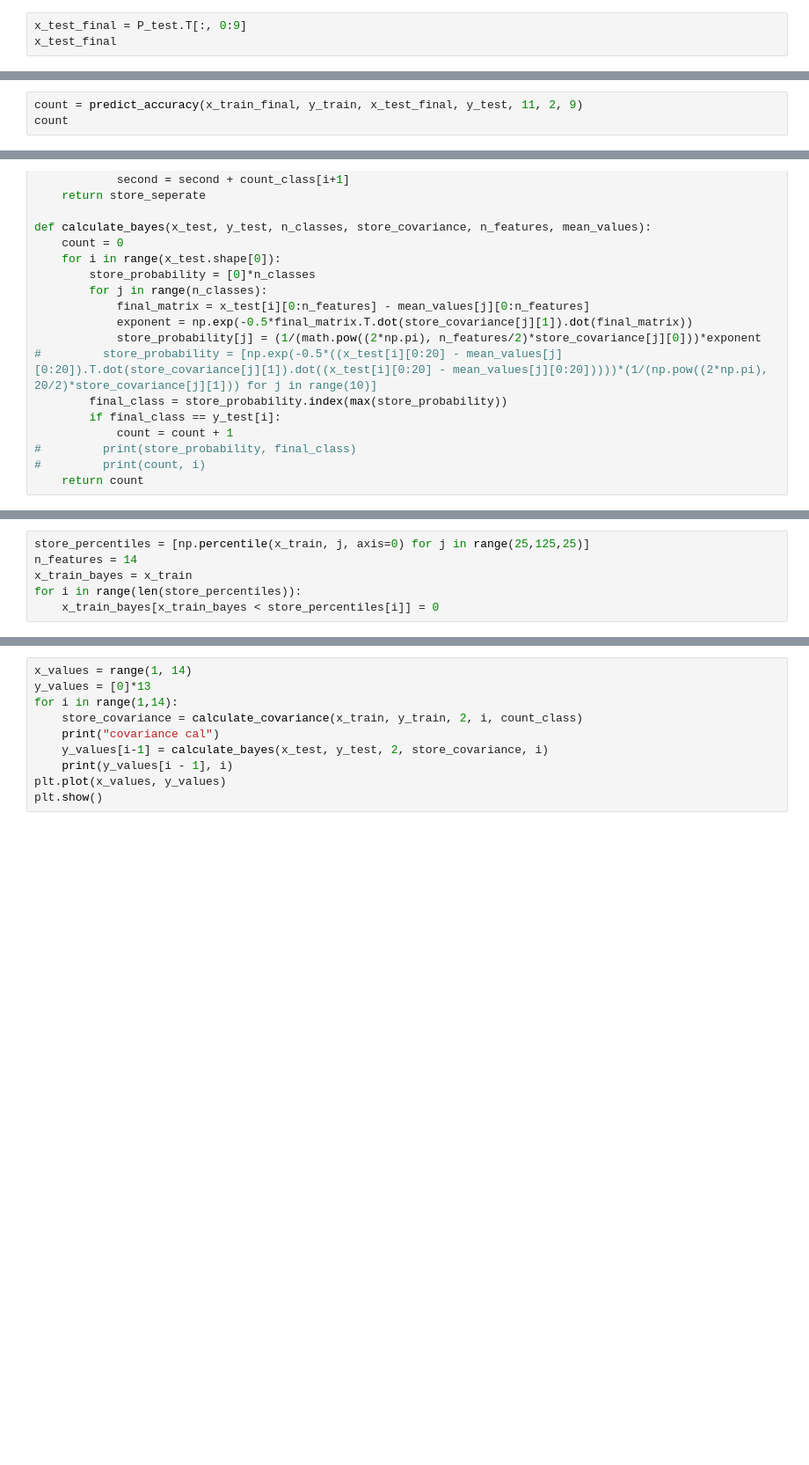
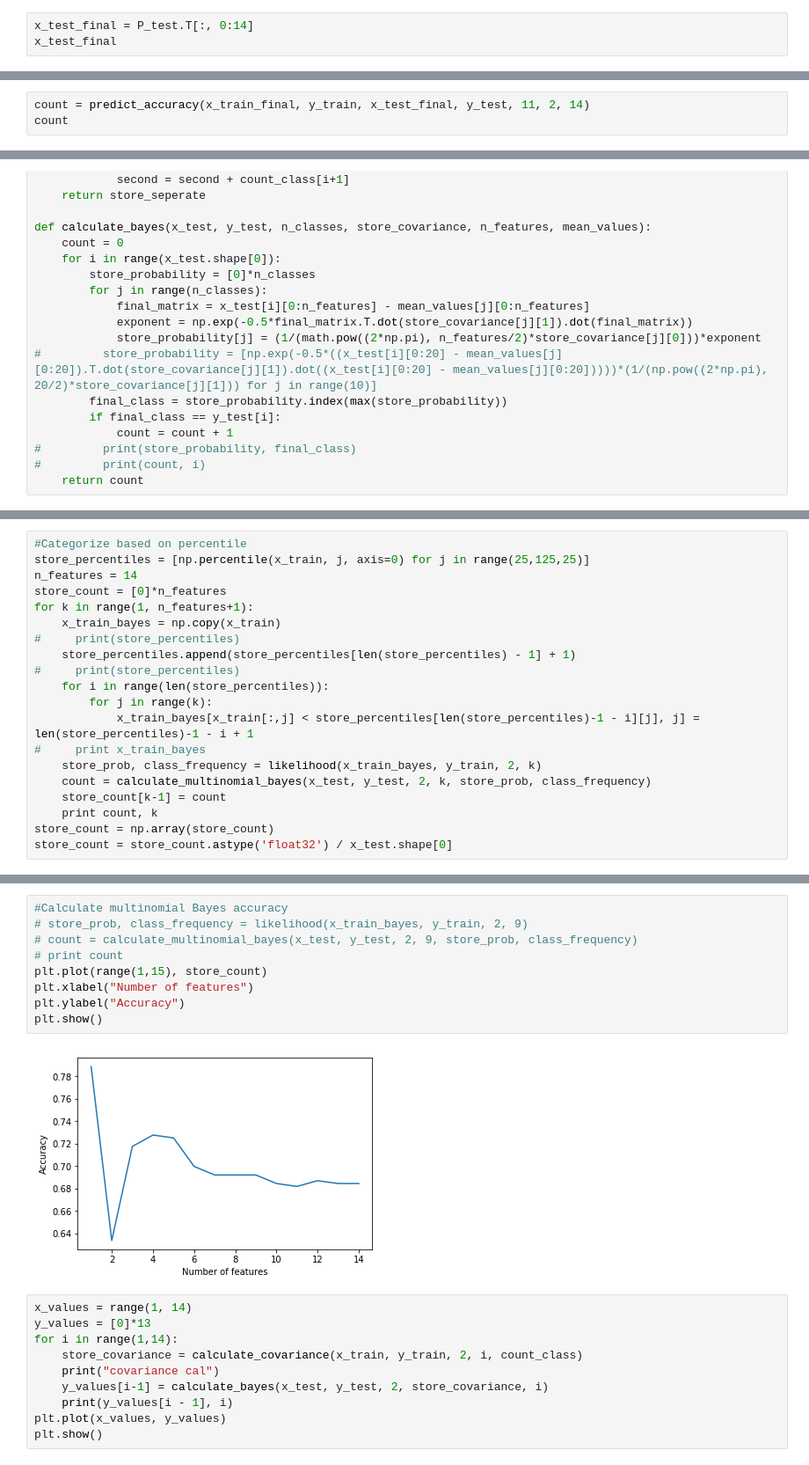
Before and after one commit to archit522/Understanding-ML-Algorithms, a Jupyter notebook: Railway from scratch.ipynb, the cells around one changed output, grey strips where cells are left out. Shown: that part at 88% size. Cells and saved outputs as stored; diff of their text form; blank space fills up the shorter version.

Commit message:
Multinomial Bayes on Train Selection (78.88 % accuracy)

```diff
--- a/Railway from scratch.ipynb
+++ b/Railway from scratch.ipynb
@@ -272,4 +272,4 @@ print(P_test.T)
 # %%
-x_test_final = P_test.T[:, 0:9]
+x_test_final = P_test.T[:, 0:14]
 x_test_final
 # %% [output]
@@ -486,7 +490,7 @@ def predict_accuracy(x_train, y_train, x_test, y_test, k, n_classes, n_features)
     return(count)
 #     print(count)
 # %%
-count = predict_accuracy(x_train_final, y_train, x_test_final, y_test, 11, 2, 9)
+count = predict_accuracy(x_train_final, y_train, x_test_final, y_test, 11, 2, 14)
 count
 # %% [output]
 (1, 1)
@@ -573,7 +583,21 @@ def calculate_bayes(x_test, y_test, n_classes, n_features, store_prob, class_fre
     return count
-# %%
-store_percentiles = [np.percentile(x_train, j, axis=0) for j in range(25,125,25)]
-n_features = 14
-x_train_bayes = x_train
-for i in range(len(store_percentiles)):
-    x_train_bayes[x_train_bayes < store_percentiles[i]] = 0
+# %%
+#Categorize based on percentile
+store_percentiles = [np.percentile(x_train, j, axis=0) for j in range(25,125,25)]
+n_features = 14
+store_count = [0]*n_features
+for k in range(1, n_features+1):
+    x_train_bayes = np.copy(x_train)
+#     print(store_percentiles)
+    store_percentiles.append(store_percentiles[len(store_percentiles) - 1] + 1)
+#     print(store_percentiles)
+    for i in range(len(store_percentiles)):
+        for j in range(k):
+            x_train_bayes[x_train[:,j] < store_percentiles[len(store_percentiles)-1 - i][j], j] = len(store_percentiles)-1 - i + 1
+#     print x_train_bayes
+    store_prob, class_frequency = likelihood(x_train_bayes, y_train, 2, k)
+    count = calculate_multinomial_bayes(x_test, y_test, 2, k, store_prob, class_frequency)
+    store_count[k-1] = count
+    print count, k
+store_count = np.array(store_count)
+store_count = store_count.astype('float32') / x_test.shape[0]
@@ -580,3 +622,14 @@ for i in range(len(store_percentiles)):
+# %%
+#Calculate multinomial Bayes accuracy
+# store_prob, class_frequency = likelihood(x_train_bayes, y_train, 2, 9)
+# count = calculate_multinomial_bayes(x_test, y_test, 2, 9, store_prob, class_frequency)
+# print count
+plt.plot(range(1,15), store_count)
+plt.xlabel("Number of features")
+plt.ylabel("Accuracy")
+plt.show()
+# %% [output]
+[figure, added]
 # %%
 x_values = range(1, 14)
 y_values = [0]*13
```
Also changed, not shown: parts of 19 cells of this notebook.
